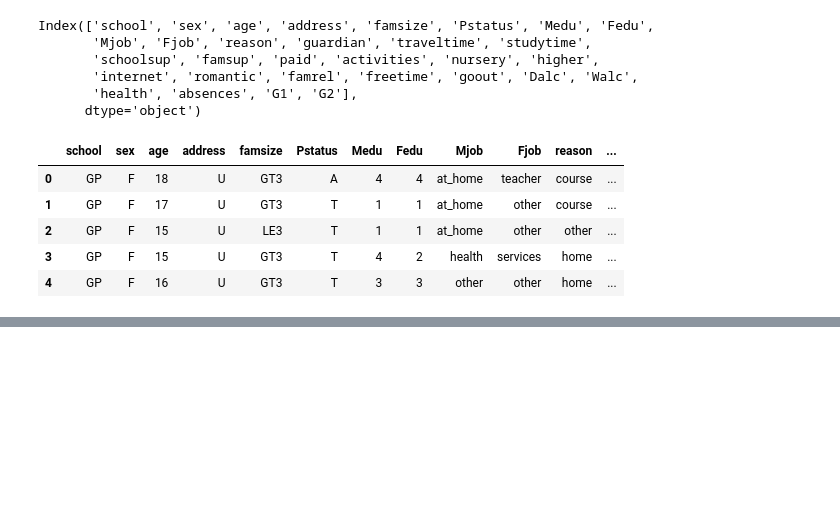
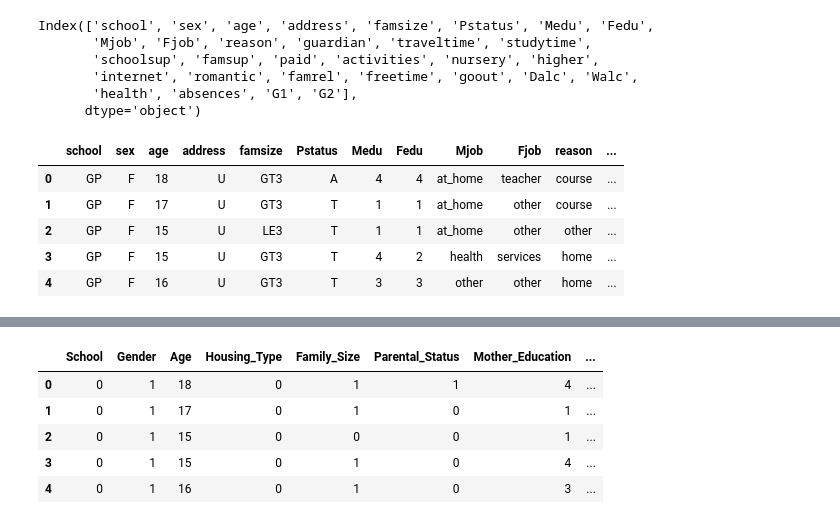
Before and after one commit to cmcswain/dfproj-fa24, a Jupyter notebook: dfproject.ipynb, the cells around one changed output, grey strips where cells are left out. Cells and saved outputs as stored; diff of their text form; code cells hidden in the pictures; blank space fills up the shorter version.

```diff
--- a/dfproject.ipynb
+++ b/dfproject.ipynb
@@ -42,0 +32,9 @@ student.describe()
+# %%
+student_numerical.head(5)
+# %% [output]
+|  | School | Gender | Age | Housing_Type | Family_Size | Parental_Status | Mother_Education | ... |
+| 0 | 0 | 1 | 18 | 0 | 1 | 1 | 4 | ... |
+| 1 | 0 | 1 | 17 | 0 | 1 | 0 | 1 | ... |
+| 2 | 0 | 1 | 15 | 0 | 0 | 0 | 1 | ... |
+| 3 | 0 | 1 | 15 | 0 | 1 | 0 | 4 | ... |
+| 4 | 0 | 1 | 16 | 0 | 1 | 0 | 3 | ... |
```
Also changed, not shown: parts of 6 cells of this notebook.
